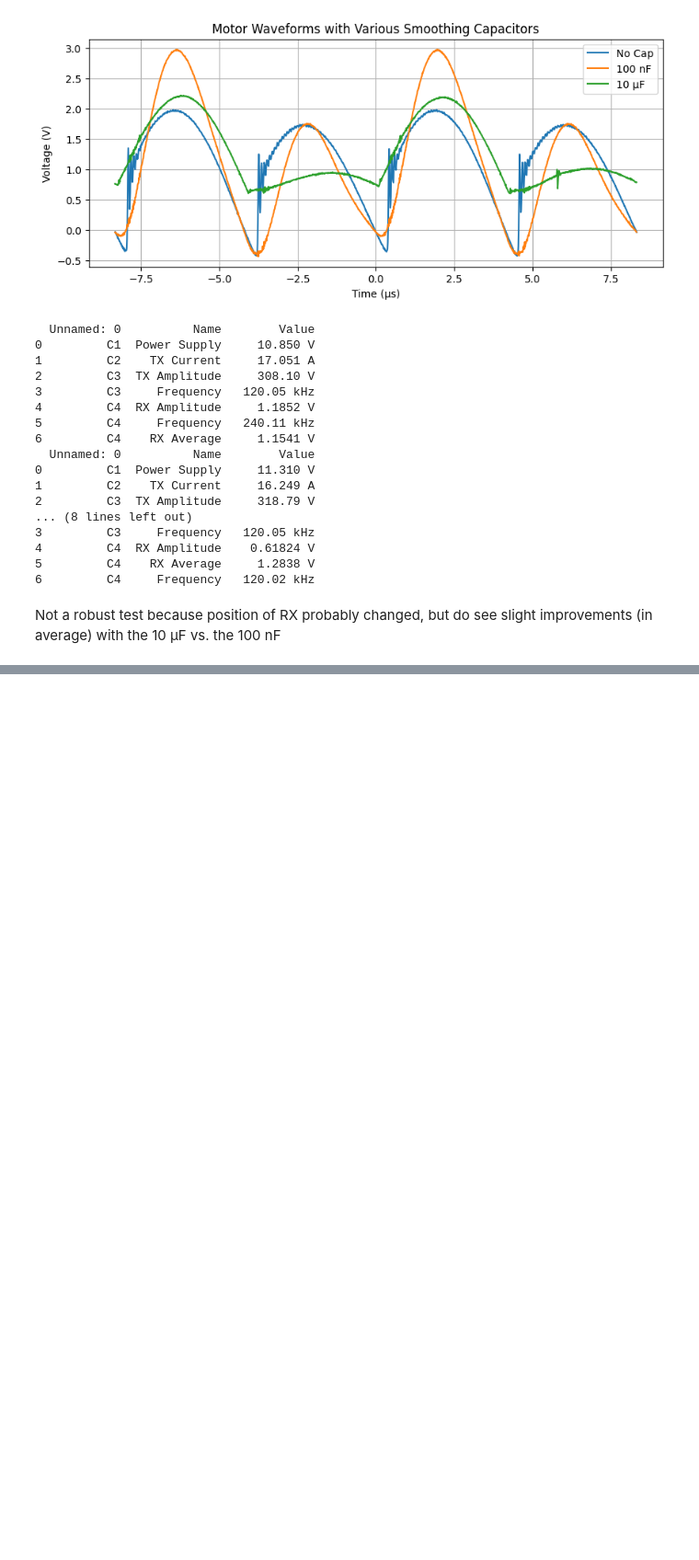
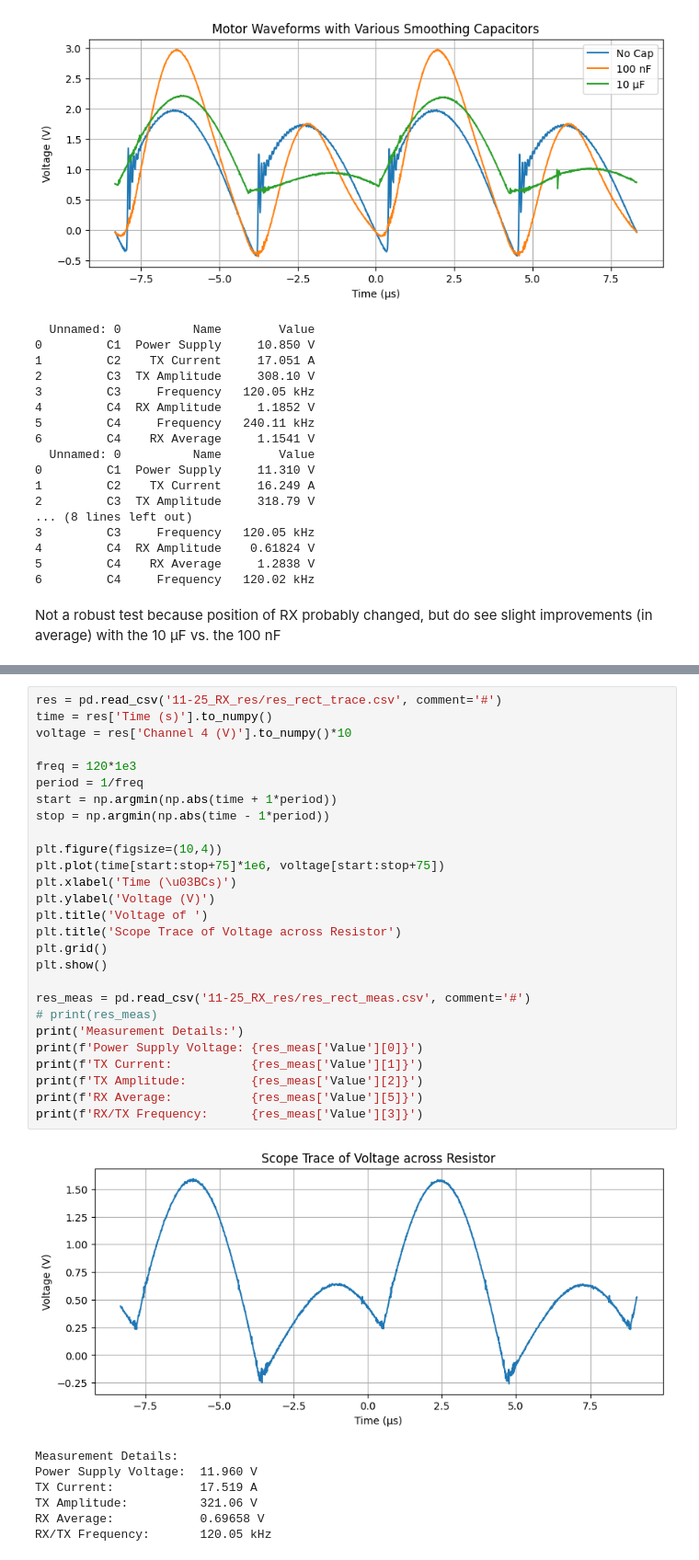
Before and after one commit to davisgtoth/Wireless-Drone-Data-Analysis, a Jupyter notebook: analysis.ipynb, the cells around one changed output, grey strips where cells are left out. Shown at 92% size. Drawn from its saved outputs; the diff is of its cells as text; blank space fills up the shorter version.

Commit message:
resistor RX measurements and analysis

```diff
--- a/analysis.ipynb
+++ b/analysis.ipynb
@@ -739,0 +746,35 @@ Not a robust test because position of RX probably changed, but do see slight imp
+# %%
+res = pd.read_csv('11-25_RX_res/res_rect_trace.csv', comment='#')
+time = res['Time (s)'].to_numpy()
+voltage = res['Channel 4 (V)'].to_numpy()*10
+
+freq = 120*1e3
+period = 1/freq
+start = np.argmin(np.abs(time + 1*period))
+stop = np.argmin(np.abs(time - 1*period))
+
+plt.figure(figsize=(10,4))
+plt.plot(time[start:stop+75]*1e6, voltage[start:stop+75])
+plt.xlabel('Time (\u03BCs)')
+plt.ylabel('Voltage (V)')
+plt.title('Voltage of ')
+plt.title('Scope Trace of Voltage across Resistor')
+plt.grid()
+plt.show()
+
+res_meas = pd.read_csv('11-25_RX_res/res_rect_meas.csv', comment='#')
+# print(res_meas)
+print('Measurement Details:')
+print(f'Power Supply Voltage: {res_meas['Value'][0]}')
+print(f'TX Current:           {res_meas['Value'][1]}')
+print(f'TX Amplitude:         {res_meas['Value'][2]}')
+print(f'RX Average:           {res_meas['Value'][5]}')
+print(f'RX/TX Frequency:      {res_meas['Value'][3]}')
+# %% [output]
+[figure, added]
+Measurement Details:
+Power Supply Voltage:  11.960 V
+TX Current:            17.519 A
+TX Amplitude:          321.06 V
+RX Average:            0.69658 V
+RX/TX Frequency:       120.05 kHz
```
Also changed, not shown: parts of 12 cells of this notebook, 4 other files.
